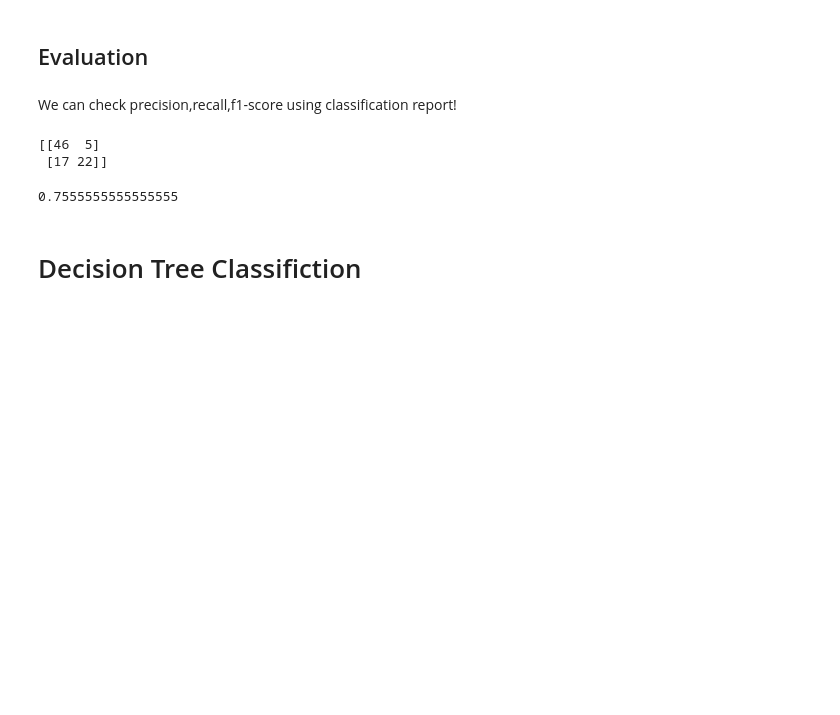
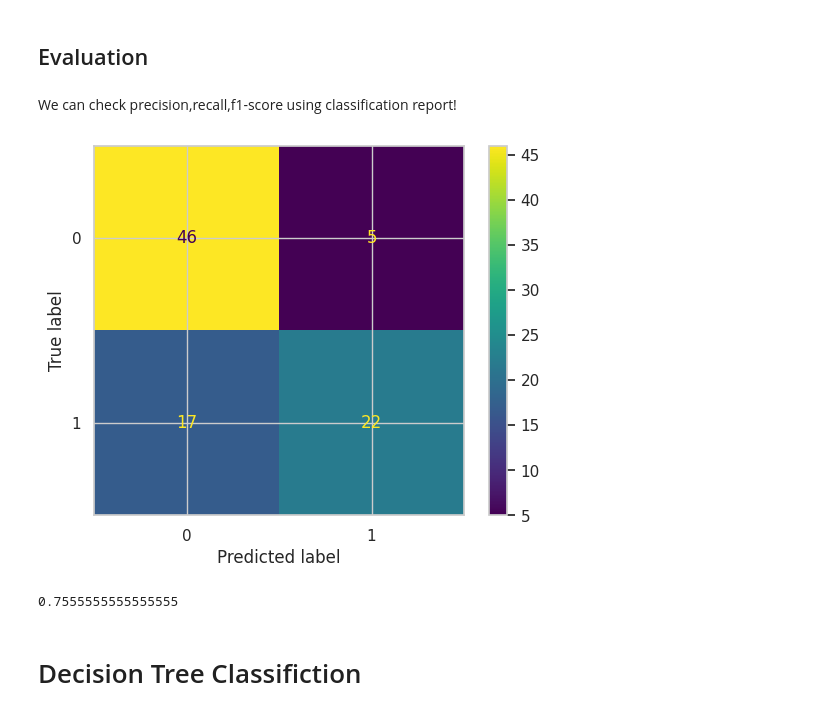
Before and after one commit to Beshoyqulta/data-mining-project, a Jupyter notebook: data_mining.ipynb, the cells around one changed output. Drawn from its saved outputs; the diff is of its cells as text; code cells hidden in the pictures; blank space fills up the shorter version.

```diff
--- a/data_mining.ipynb
+++ b/data_mining.ipynb
@@ -226,9 +226,12 @@ array([0, 1, 0, 0, 0, 0, 0, 0, 1, 1, 0, 0, 0, 0, 0, 0, 0, 0, 0, 1, 0, 0,
 We can check precision,recall,f1-score using classification report!
 # %%
 from sklearn.metrics import confusion_matrix , accuracy_score
-# %%
-print(confusion_matrix(y_test,predictions))
-# %% [output]
-[[46  5]
- [17 22]]
+# %%
+cm = confusion_matrix(y_test,predictions)
+cm_display = metrics.ConfusionMatrixDisplay(confusion_matrix = cm, display_labels = [0, 1])
+
+cm_display.plot()
+plt.show()
+# %% [output]
+[figure, added]
 # %%
```
Also changed, not shown: parts of 12 cells of this notebook.
